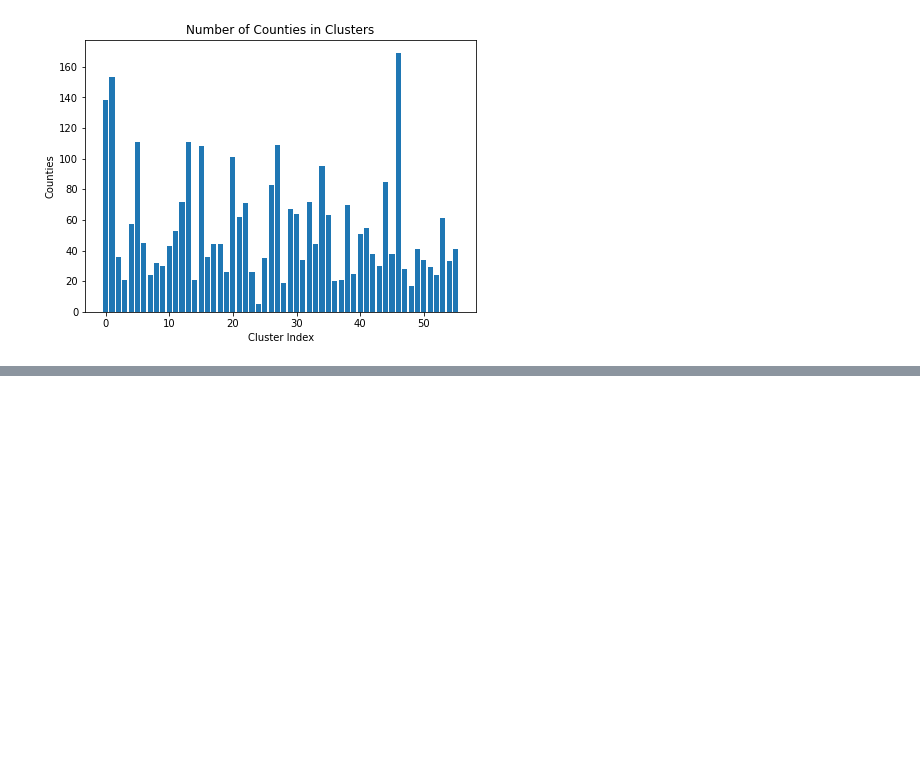
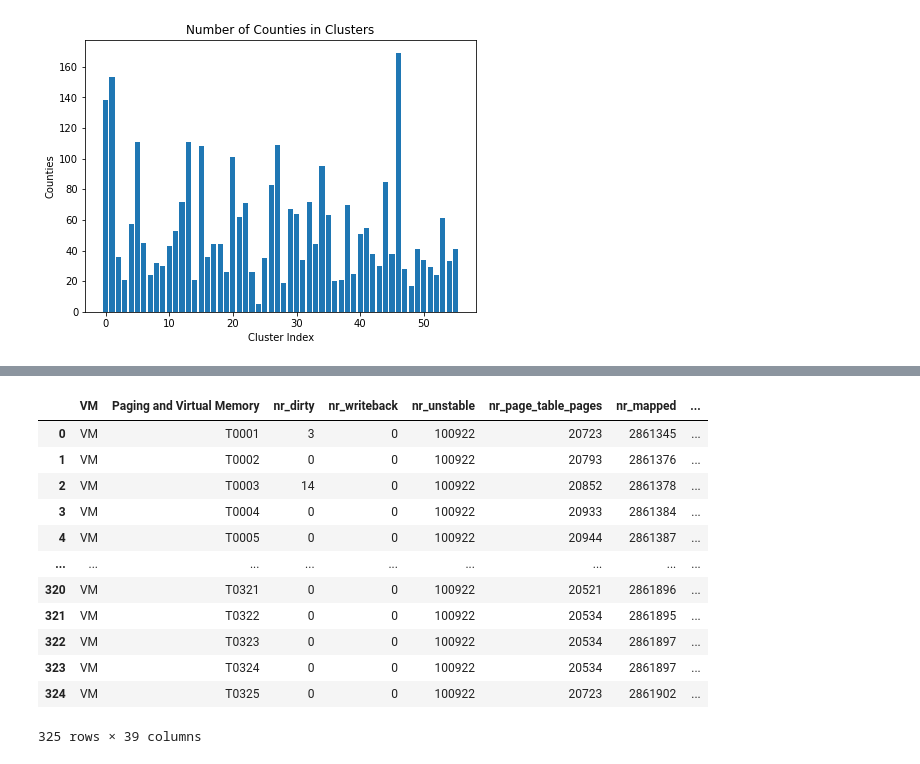
Before and after one commit to menuka94/transfer-learning, a Jupyter notebook: Job_Profiling.ipynb, the cells around one changed output, grey strips where cells are left out. Drawn from its saved outputs; the diff is of its cells as text; code cells hidden in the pictures; blank space fills up the shorter version.

```diff
--- a/Job_Profiling.ipynb
+++ b/Job_Profiling.ipynb
@@ -549,3 +584,23 @@ plt.show()
+# %%
+no_tl_vm_df = pd.read_csv(f"experiment_data/cluster_metrics/single_machine/non_tl_VM.csv", header=0)
+tl_vm_df = pd.read_csv(f"experiment_data/cluster_metrics/single_machine/tl_VM.csv", header=0)
+tl_vm_2_df = pd.read_csv(f"experiment_data/cluster_metrics/single_machine/tl_2_VM.csv", header=0)
+
+tl_vm_df
+# %% [output]
+|  | VM | Paging and Virtual Memory | nr_dirty | nr_writeback | nr_unstable | nr_page_table_pages | nr_mapped | ... |
+| 0 | VM | T0001 | 3 | 0 | 100922 | 20723 | 2861345 | ... |
+| 1 | VM | T0002 | 0 | 0 | 100922 | 20793 | 2861376 | ... |
+| 2 | VM | T0003 | 14 | 0 | 100922 | 20852 | 2861378 | ... |
+| 3 | VM | T0004 | 0 | 0 | 100922 | 20933 | 2861384 | ... |
+| 4 | VM | T0005 | 0 | 0 | 100922 | 20944 | 2861387 | ... |
+| ... | ... | ... | ... | ... | ... | ... | ... | ... |
+| 320 | VM | T0321 | 0 | 0 | 100922 | 20521 | 2861896 | ... |
+| 321 | VM | T0322 | 0 | 0 | 100922 | 20534 | 2861895 | ... |
+| 322 | VM | T0323 | 0 | 0 | 100922 | 20534 | 2861897 | ... |
+| 323 | VM | T0324 | 0 | 0 | 100922 | 20534 | 2861897 | ... |
+| 324 | VM | T0325 | 0 | 0 | 100922 | 20723 | 2861902 | ... |
+325 rows × 39 columns
 # %%
 fig, ax = plt.subplots(1,1,figsize=(7,5))
 
```
Also changed, not shown: parts of 5 cells of this notebook, 8 other files.
